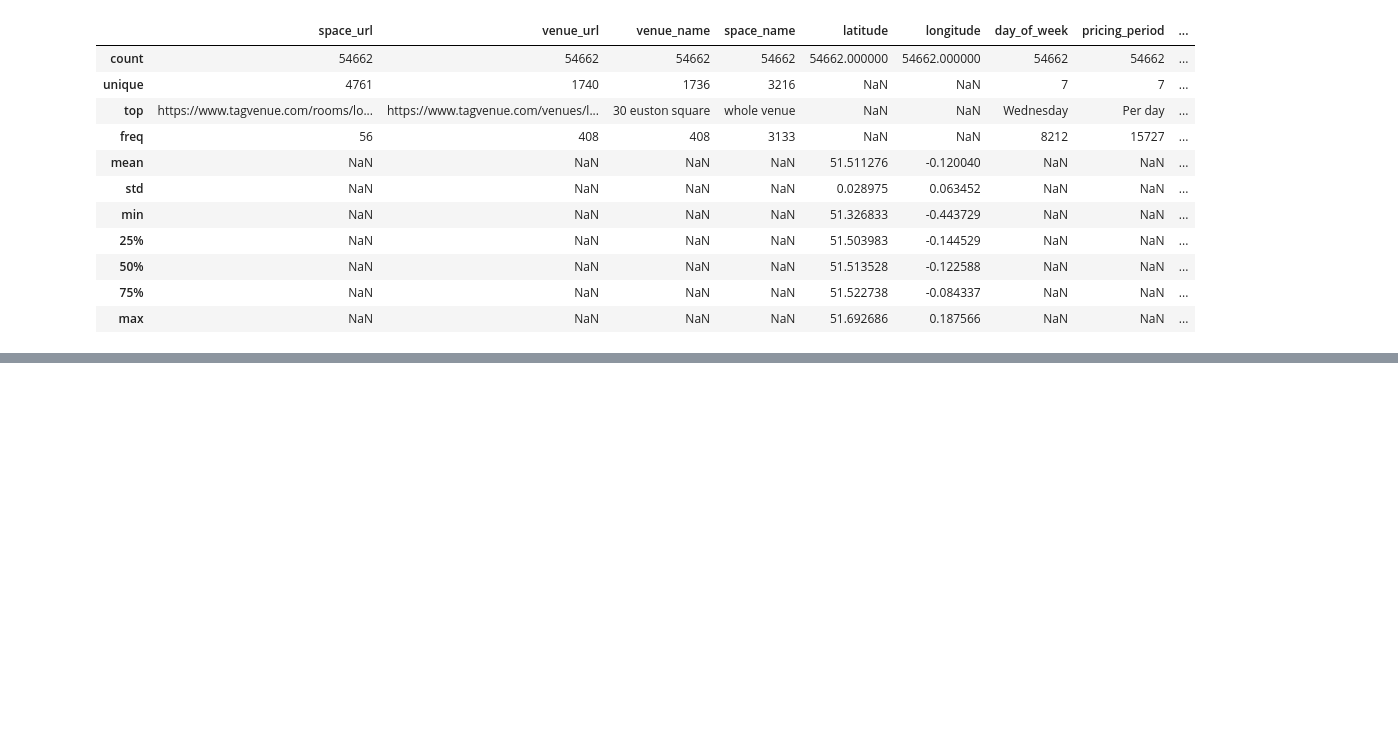
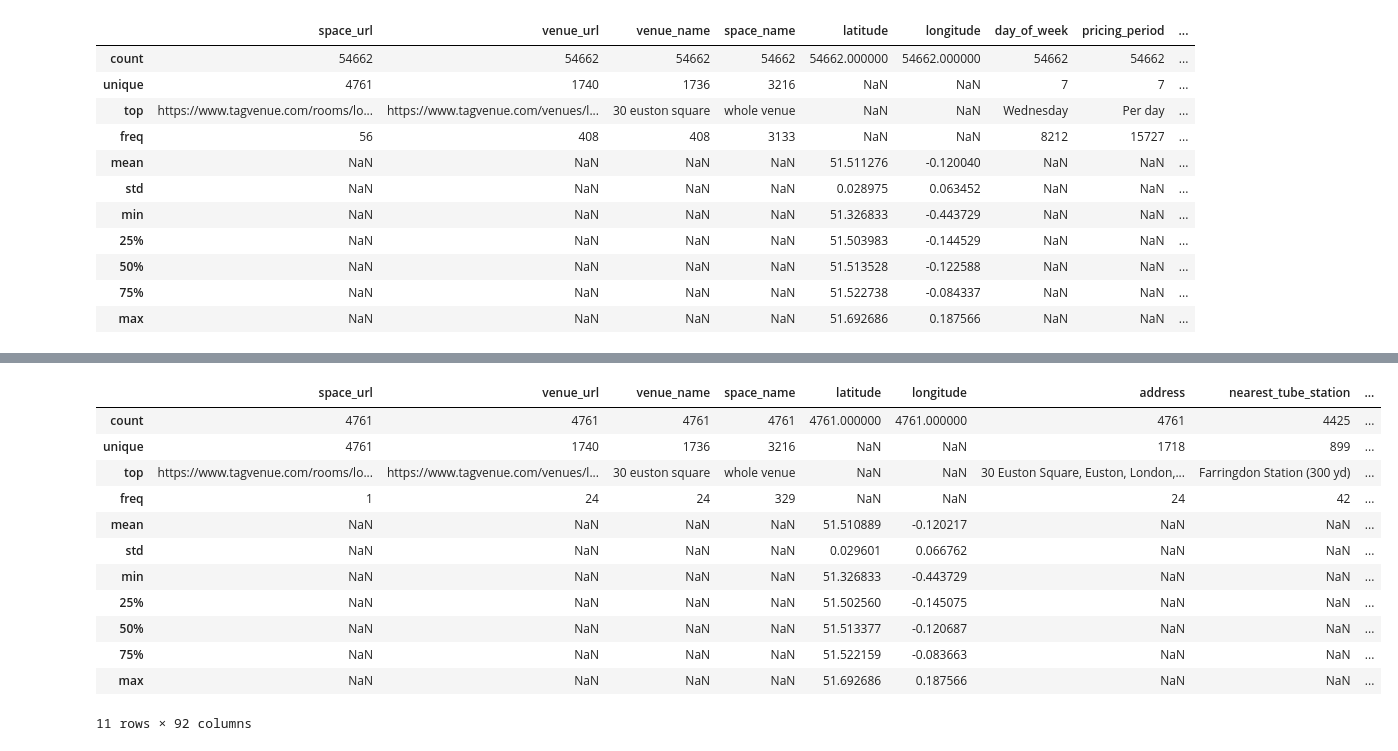
Before and after one commit to rhart-rup/London-Venue-Hire-Price-Prediction, a Jupyter notebook: data_cleaning/tag_data_clean.ipynb, the cells around one changed output, grey strips where cells are left out. Drawn from its saved outputs; the diff is of its cells as text; code cells hidden in the pictures; blank space fills up the shorter version.

```diff
--- a/data_cleaning/tag_data_clean.ipynb
+++ b/data_cleaning/tag_data_clean.ipynb
@@ -84,0 +265,16 @@ Name: time_period, dtype: object
+# %%
+venues.describe(include = 'all')
+# %% [output]
+|  | space_url | venue_url | venue_name | space_name | latitude | longitude | address | nearest_tube_station | ... |
+| count | 4761 | 4761 | 4761 | 4761 | 4761.000000 | 4761.000000 | 4761 | 4425 | ... |
+| unique | 4761 | 1740 | 1736 | 3216 | NaN | NaN | 1718 | 899 | ... |
+| top | https://www.tagvenue.com/rooms/lo... | https://www.tagvenue.com/venues/l... | 30 euston square | whole venue | NaN | NaN | 30 Euston Square, Euston, London,... | Farringdon Station (300 yd) | ... |
+| freq | 1 | 24 | 24 | 329 | NaN | NaN | 24 | 42 | ... |
+| mean | NaN | NaN | NaN | NaN | 51.510889 | -0.120217 | NaN | NaN | ... |
+| std | NaN | NaN | NaN | NaN | 0.029601 | 0.066762 | NaN | NaN | ... |
+| min | NaN | NaN | NaN | NaN | 51.326833 | -0.443729 | NaN | NaN | ... |
+| 25% | NaN | NaN | NaN | NaN | 51.502560 | -0.145075 | NaN | NaN | ... |
+| 50% | NaN | NaN | NaN | NaN | 51.513377 | -0.120687 | NaN | NaN | ... |
+| 75% | NaN | NaN | NaN | NaN | 51.522159 | -0.083663 | NaN | NaN | ... |
+| max | NaN | NaN | NaN | NaN | 51.692686 | 0.187566 | NaN | NaN | ... |
+11 rows × 92 columns
```
Also changed, not shown: parts of 34 cells of this notebook.
